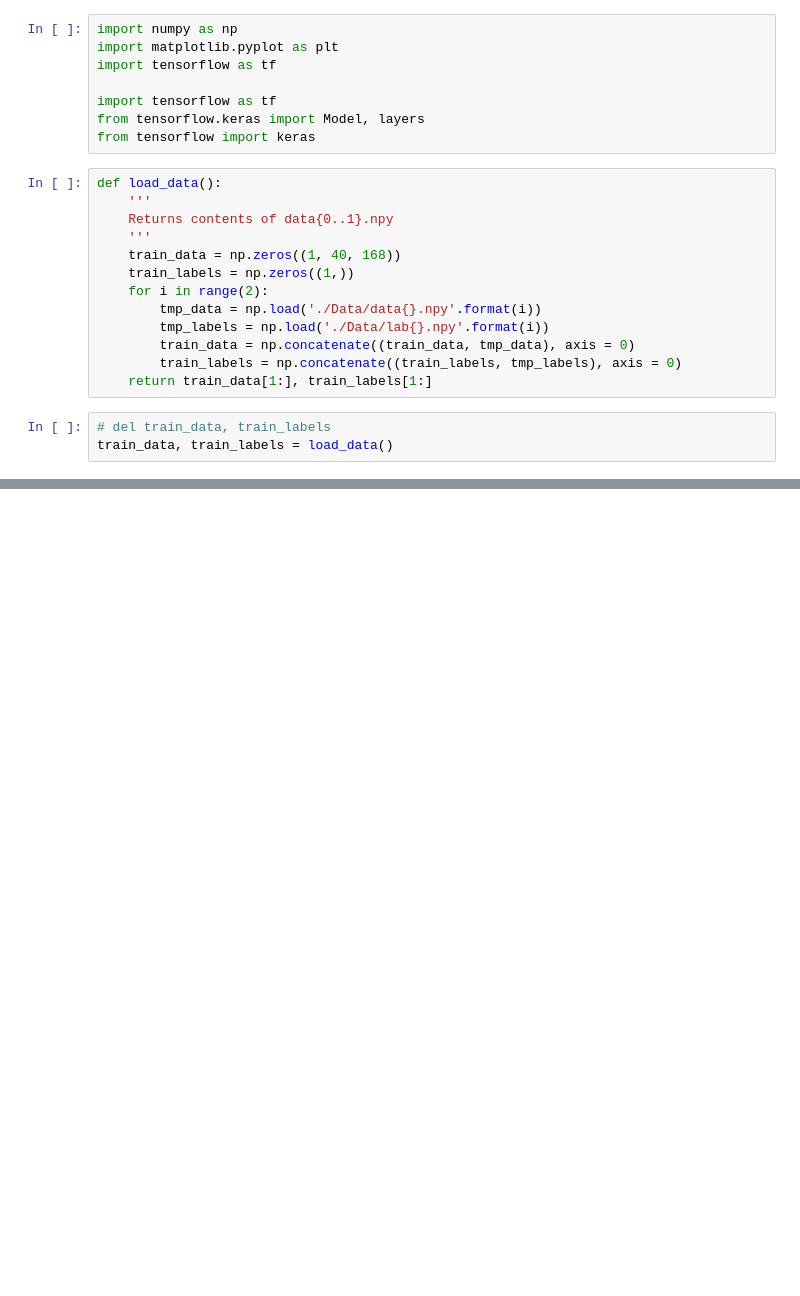
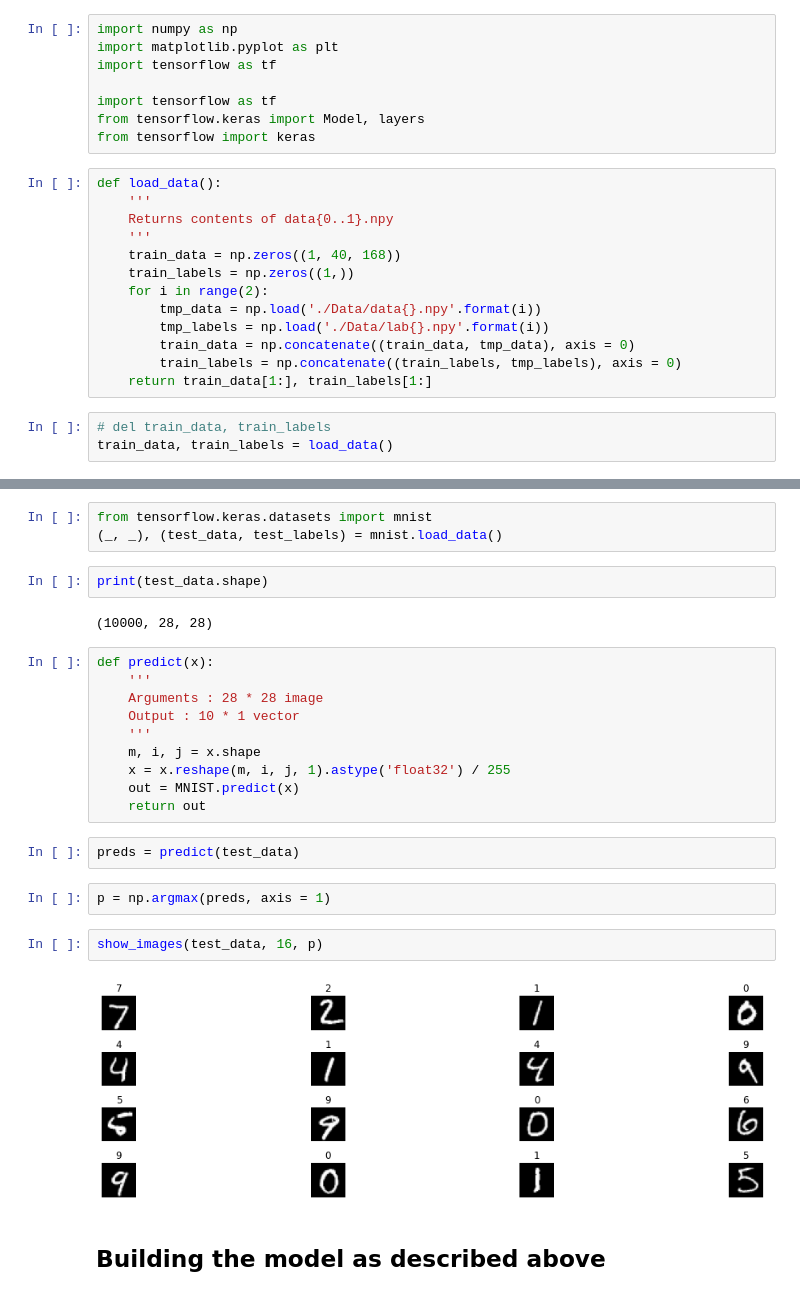
Before and after one commit to shaunak-badani/Digit-Summation, a Jupyter notebook: Digit Summation.ipynb, the cells around one changed output, grey strips where cells are left out. Cells and saved outputs as stored; diff of their text form; blank space fills up the shorter version.

```diff
--- a/Digit Summation.ipynb
+++ b/Digit Summation.ipynb
@@ -147,0 +82,27 @@ step: 1990, loss: 3.264644, accuracy: 0.385000
+# %%
+from tensorflow.keras.datasets import mnist
+(_, _), (test_data, test_labels) = mnist.load_data()
+# %%
+print(test_data.shape)
+# %% [output]
+(10000, 28, 28)
+# %%
+def predict(x):
+    '''
+    Arguments : 28 * 28 image
+    Output : 10 * 1 vector
+    '''
+    m, i, j = x.shape
+    x = x.reshape(m, i, j, 1).astype('float32') / 255
+    out = MNIST.predict(x)
+    return out
+# %%
+preds = predict(test_data)
+# %%
+p = np.argmax(preds, axis = 1)
+# %%
+show_images(test_data, 16, p)
+# %% [output]
+[figure, added]
+# %% [markdown]
+## Building the model as described above
```
Also changed, not shown: parts of 27 cells of this notebook, 8 other files.
